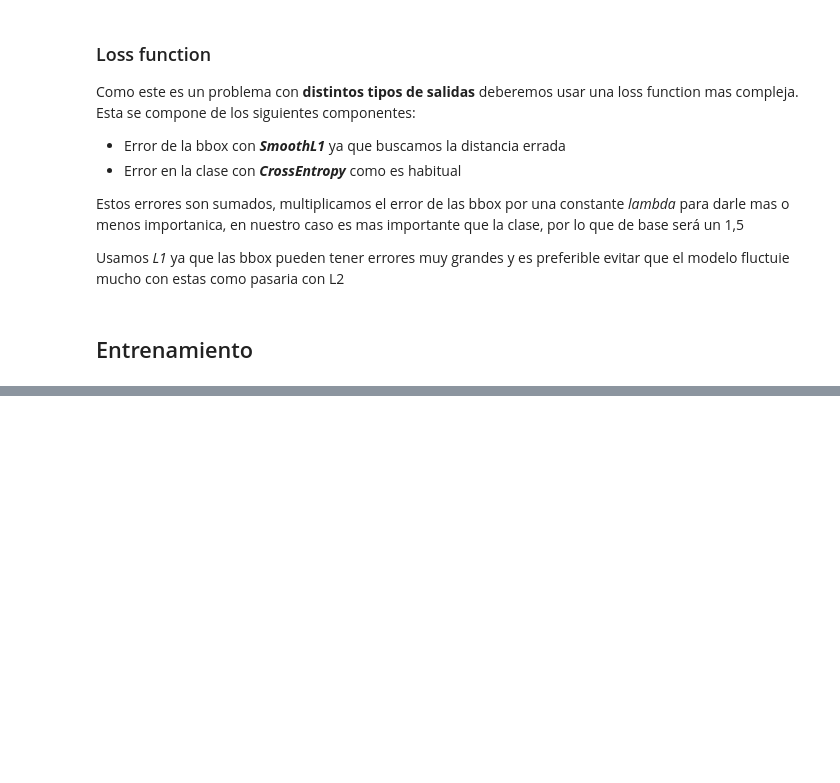
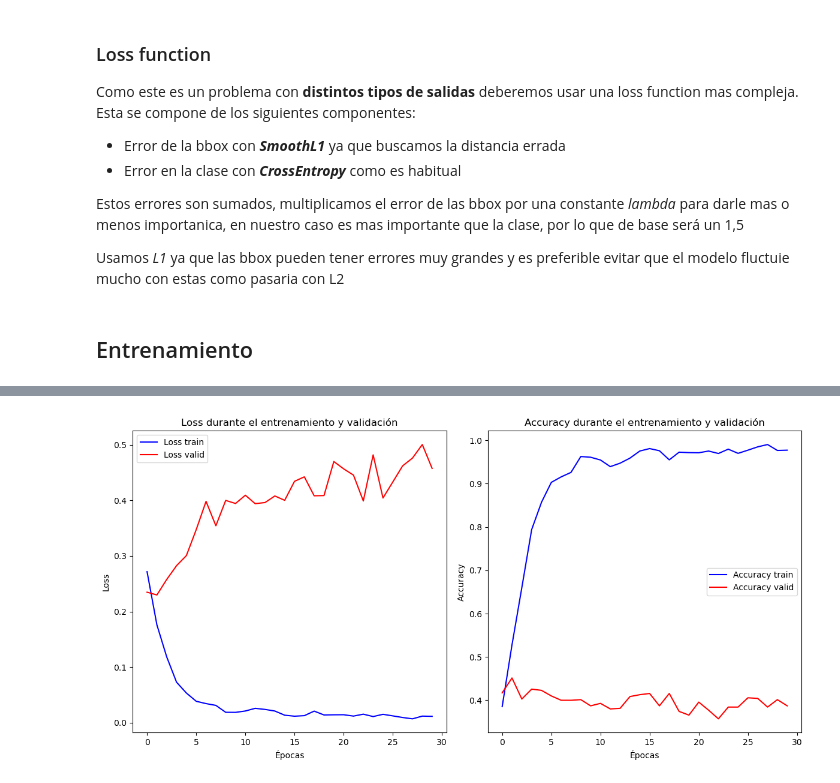
Before and after one commit to sprieton/deteccion_de_polipos_aplicando_ViT, a Jupyter notebook: detección_ViT.ipynb, the cells around one changed output, grey strips where cells are left out. Drawn from its saved outputs; the diff is of its cells as text; code cells hidden in the pictures; blank space fills up the shorter version.

```diff
--- a/detección_ViT.ipynb
+++ b/detección_ViT.ipynb
@@ -296,0 +365,27 @@ RuntimeError: The size of tensor a (4) must match the size of tensor b (10) at n
+# %%
+import matplotlib.pyplot as plt
+
+# Graficar la evolución de la Loss durante el entrenamiento y validación
+plt.figure(figsize=(12, 6))
+plt.subplot(1, 2, 1)  # Subgráfico 1: Loss
+plt.plot(range(NUM_EPOCH), loss_hist_train, label='Loss train', color='blue')
+plt.plot(range(NUM_EPOCH), loss_hist_val, label='Loss valid', color='red')
+plt.title('Loss durante el entrenamiento y validación')
+plt.xlabel('Épocas')
+plt.ylabel('Loss')
+plt.legend()
+
+# Graficar la evolución de la Accuracy durante el entrenamiento y validación
+plt.subplot(1, 2, 2)  # Subgráfico 2: Accuracy
+plt.plot(range(NUM_EPOCH), accuracy_hist_train, label='Accuracy train', color='blue')
+plt.plot(range(NUM_EPOCH), accuracy_hist_val, label='Accuracy valid', color='red')
+plt.title('Accuracy durante el entrenamiento y validación')
+plt.xlabel('Épocas')
+plt.ylabel('Accuracy')
+plt.legend()
+
+# Mostrar ambas gráficas
+plt.tight_layout()
+plt.show()
+# %% [output]
+[figure, added]
```
Also changed, not shown: parts of 10 cells of this notebook, 1 other file.
